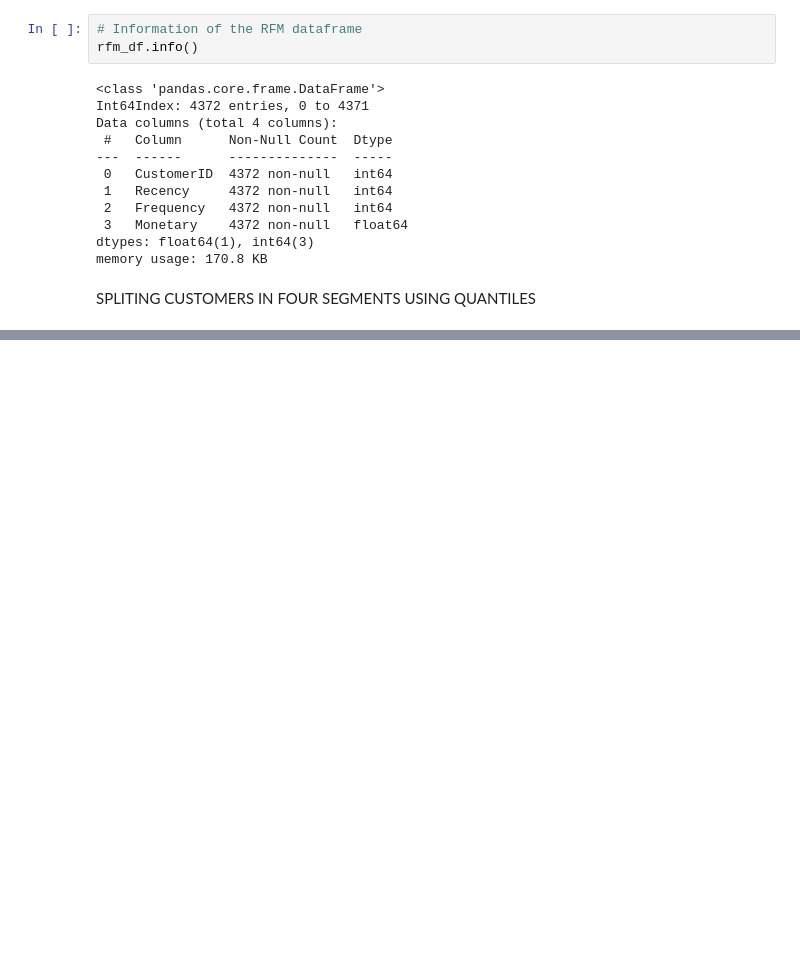
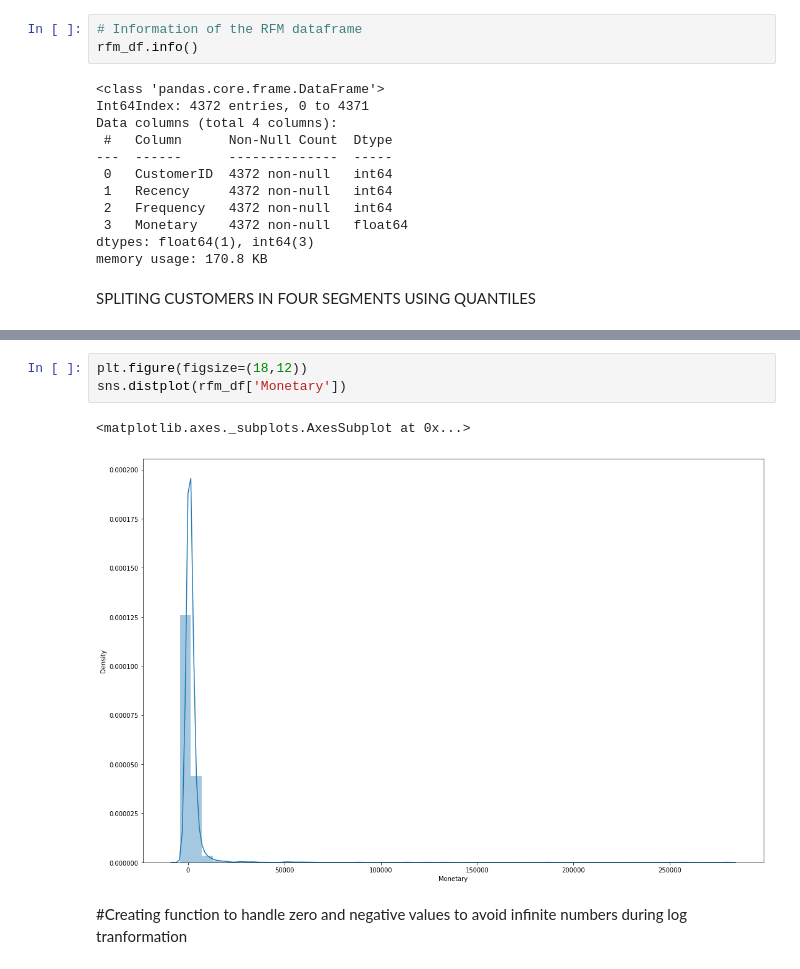
Before and after one commit to machave11/Online-Retail-Customer-Segmentation, a Jupyter notebook: Nikhil_Machave_Online_Retail_Customer_Segmentation_Capstone_Project.ipynb, the cells around one changed output, grey strips where cells are left out. Cells and saved outputs as stored; diff of their text form; blank space fills up the shorter version.

```diff
--- a/Nikhil_Machave_Online_Retail_Customer_Segmentation_Capstone_Project.ipynb
+++ b/Nikhil_Machave_Online_Retail_Customer_Segmentation_Capstone_Project.ipynb
@@ -721,0 +831,8 @@ quantiles
+# %%
+plt.figure(figsize=(18,12))
+sns.distplot(rfm_df['Monetary'])
+# %% [output]
+<matplotlib.axes._subplots.AxesSubplot at 0x...>
+[figure, added]
+# %% [markdown]
+#Creating function to handle zero and negative values to avoid infinite numbers during log tranformation
```
Also changed, not shown: parts of 52 cells of this notebook.
